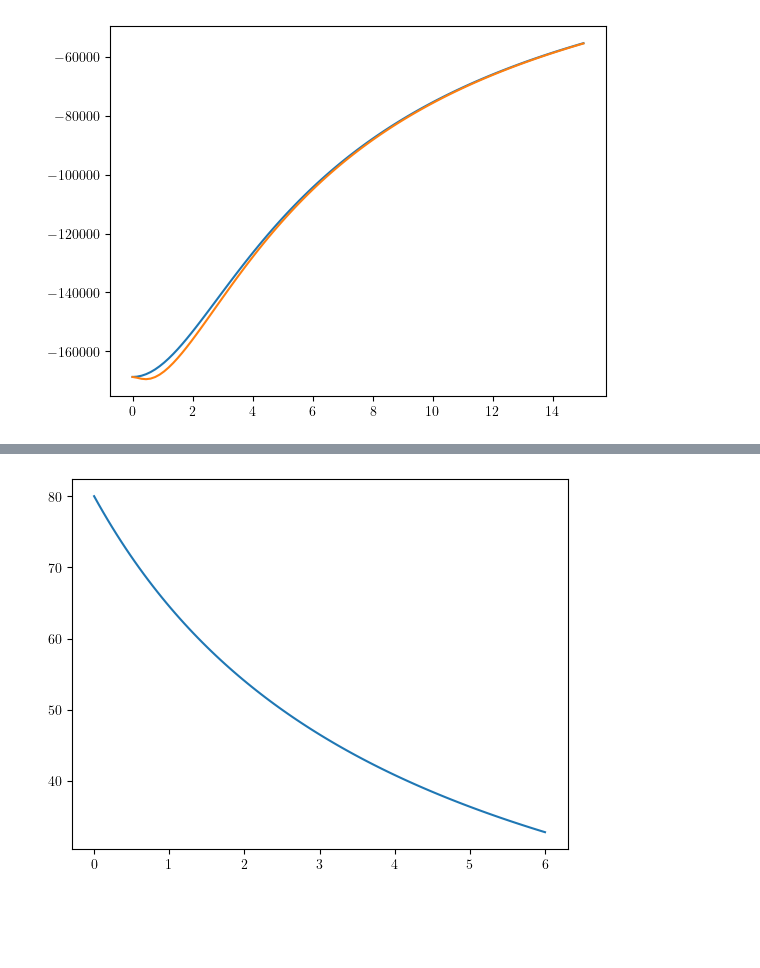
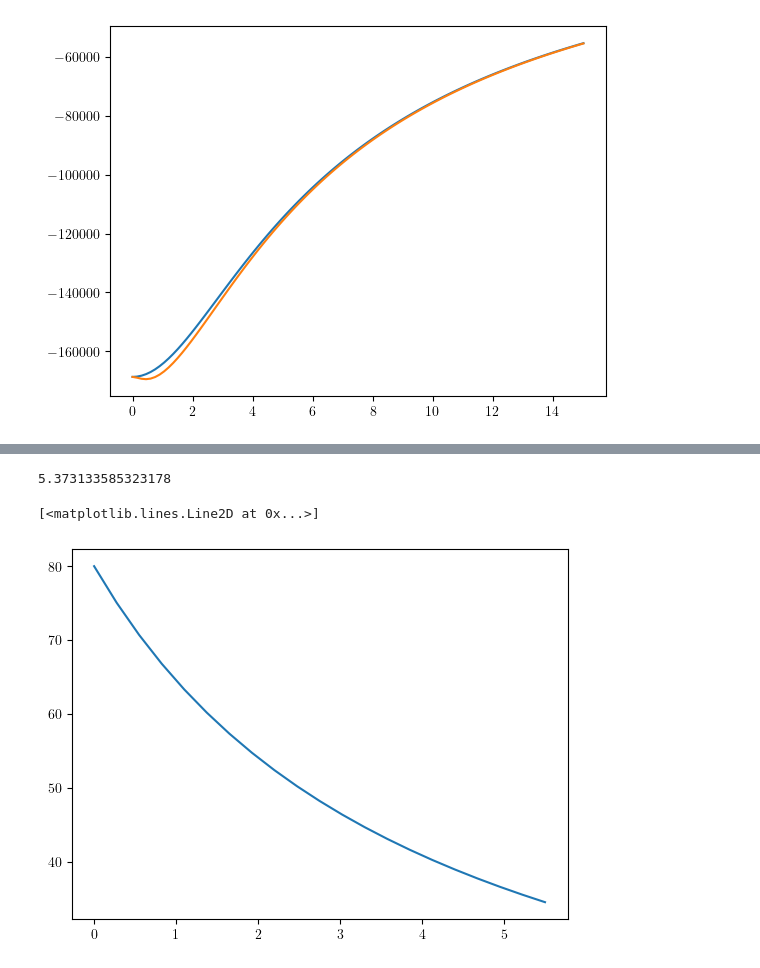
Before and after one commit to adllmr/bar_streams, a Jupyter notebook: diffusion_model.ipynb, the cells around one changed output, grey strips where cells are left out. Saved outputs shown, nothing was run; the diff lists cells and outputs as text; code cells hidden in the pictures; blank space fills up the shorter version.

```diff
--- a/diffusion_model.ipynb
+++ b/diffusion_model.ipynb
@@ -163,19 +295,30 @@ plt.ylim(0, 6000)
+# %%
+'''Specify pattern speed evolution and distribution function'''
+
+eta = 0.003
+Omega_b_0 = 80
+Omega_b_f = 34.5
+
+def Omega_b_slow(t):
+    return Omega_b_0 / (1 + eta * Omega_b_0 * t)
+
+tf = (Omega_b_0/Omega_b_f - 1)/(eta * Omega_b_0)
+
+tf_Gyr = (tf*u.s*u.kpc/u.km).to(u.Gyr).value
+
+print(tf_Gyr)
+
+t = np.linspace(0, tf, 21)
+Omega_b = Omega_b_slow(t)
+
+plt.plot(t, Omega_b)
+# %% [output]
+5.373133585323178
+[<matplotlib.lines.Line2D at 0x...>]
+[figure, added]
 # %%
-'''Calculate mean diffusion coefficient across time for decelerating bar'''
-
-eta = 0.003
-Omega_b_0 = 80
-
-def Omega_b_slow(t):
-    return Omega_b_0 / (1 + eta * Omega_b_0 * t)
-
-t = np.linspace(0, 6, 101)
-Omega_b = Omega_b_slow(t)
-
-plt.plot(t, Omega_b)
-
 # Generate points from GC-like DF
-Nbody = 200
+Nbody = 2000
 df_GC = agama.DistributionFunction(type='DoublePowerLaw', norm=1e9, slopeOut=5.03, slopeIn=1.23, steepness=1.08, coefJrOut=0.65, coefJzOut=1.32, coefJrIn=1.86, coefJzIn=1.01, J0=10**3.08, rotFrac=0)
 xv, mass = agama.GalaxyModel(pot, df_GC).sample(Nbody)
 
@@ -184,10 +327,9 @@ act = af(xv)
 
 L_z = act[:,2]
 J_r = act[:,0]
+J_z = act[:,1]
 
 # L_z = np.random.normal(0, 1000, 100)
-L = np.abs(L_z)
+L = np.linalg.norm(np.cross(xv[:,0:3], xv[:,3:6]), axis=-1)
 # J_r = np.abs(np.random.normal(0, 1000, 100))
 E = H(J_r, L)
-# %% [output]
-[figure, removed]
```
Also changed, not shown: parts of 19 cells of this notebook, 7 other files.
